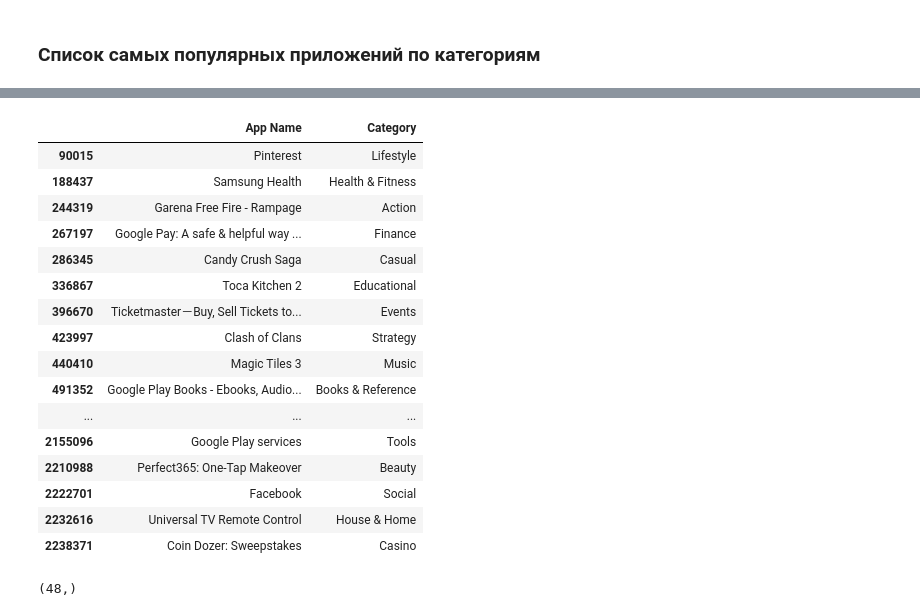
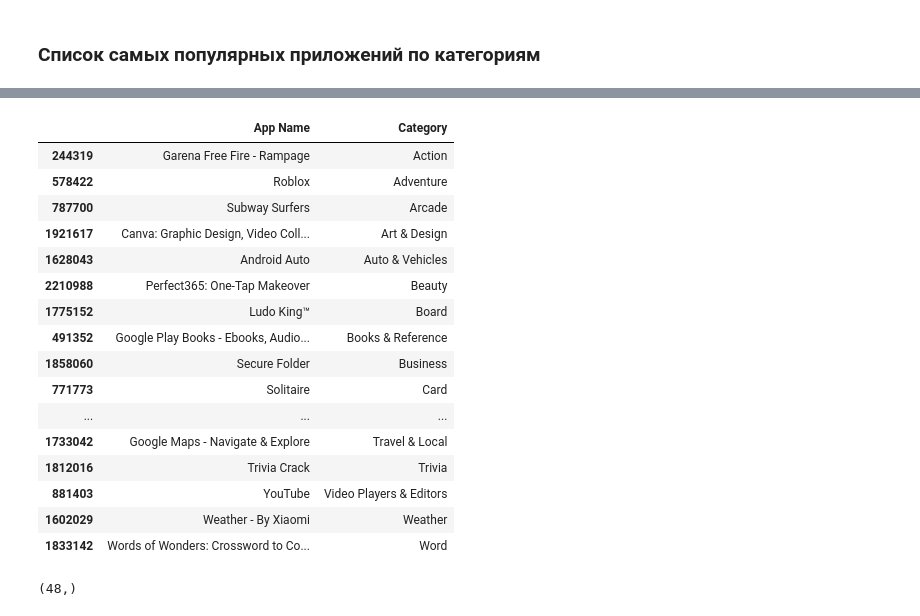
Before and after one commit to MaratMar/sql_and_python, a Jupyter notebook: playstore-apps_v2.ipynb, the cells around one changed output, grey strips where cells are left out. Saved outputs shown, nothing was run; the diff lists cells and outputs as text; code cells hidden in the pictures.

```diff
--- a/playstore-apps_v2.ipynb
+++ b/playstore-apps_v2.ipynb
@@ -84,5 +84,8 @@ In App Purchases          0
 Editors Choice            0
 Scraped Time              0
 dtype: int64
+# %%
+#Объедение двух столбцов
+df['App/Category'] = df['App Name'].str.cat(df['Category'], sep =" / ")
 # %%
 df_Cat_id = df.groupby(['Category'])['Maximum Installs'].transform(max) == df['Maximum Installs']
@@ -91,23 +131,23 @@ df_Cat_id = df.groupby(['Category'])['Maximum Installs'].transform(max) == df['M
 # %%
-df[df_Cat_id][['App Name', 'Category']]
+df[df_Cat_id][['App Name', 'Category']].sort_values(by=['Category'])
 # %% [output]
 |  | App Name | Category |
-| 90015 | Pinterest | Lifestyle |
-| 188437 | Samsung Health | Health & Fitness |
 | 244319 | Garena Free Fire - Rampage | Action |
-| 267197 | Google Pay: A safe & helpful way ... | Finance |
-| 286345 | Candy Crush Saga | Casual |
-| 336867 | Toca Kitchen 2 | Educational |
-| 396670 | Ticketmaster－Buy, Sell Tickets to... | Events |
-| 423997 | Clash of Clans | Strategy |
-| 440410 | Magic Tiles 3 | Music |
+| 578422 | Roblox | Adventure |
+| 787700 | Subway Surfers | Arcade |
+| 1921617 | Canva: Graphic Design, Video Coll... | Art & Design |
+| 1628043 | Android Auto | Auto & Vehicles |
+| 2210988 | Perfect365: One-Tap Makeover | Beauty |
+| 1775152 | Ludo King™ | Board |
 | 491352 | Google Play Books - Ebooks, Audio... | Books & Reference |
+| 1858060 | Secure Folder | Business |
+| 771773 | Solitaire | Card |
 | ... | ... | ... |
-| 2155096 | Google Play services | Tools |
-| 2210988 | Perfect365: One-Tap Makeover | Beauty |
-| 2222701 | Facebook | Social |
-| 2232616 | Universal TV Remote Control | House & Home |
-| 2238371 | Coin Dozer: Sweepstakes | Casino |
+| 1733042 | Google Maps - Navigate & Explore | Travel & Local |
+| 1812016 | Trivia Crack | Trivia |
+| 881403 | YouTube | Video Players & Editors |
+| 1602029 | Weather - By Xiaomi | Weather |
+| 1833142 | Words of Wonders: Crossword to Co... | Word |
 # %%
 df[df_Cat_id]['App Name'].unique().shape
 # %% [output]
```
Also changed, not shown: parts of 13 cells of this notebook.
